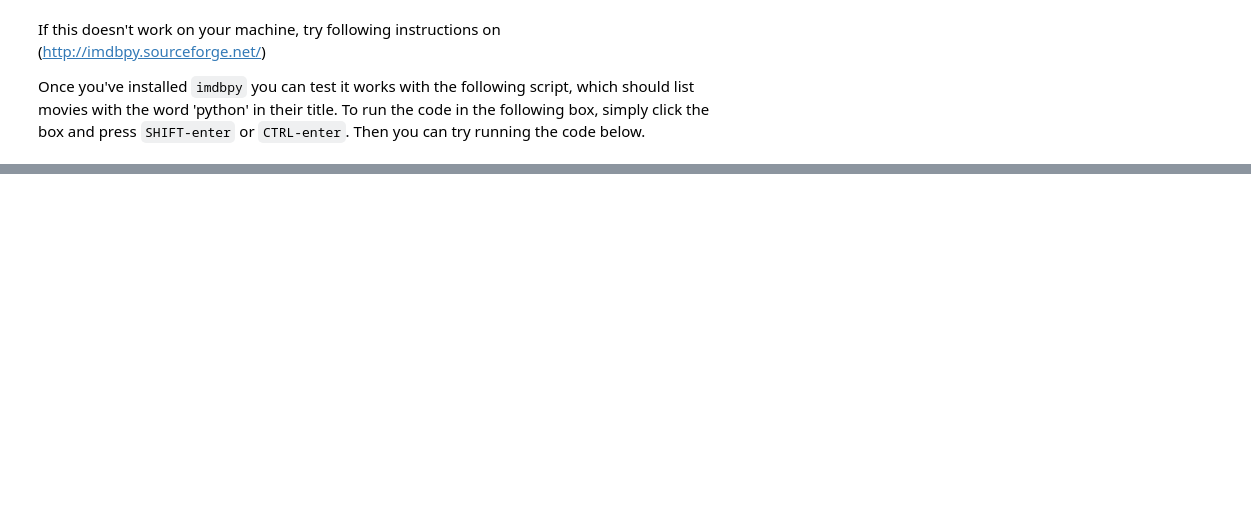
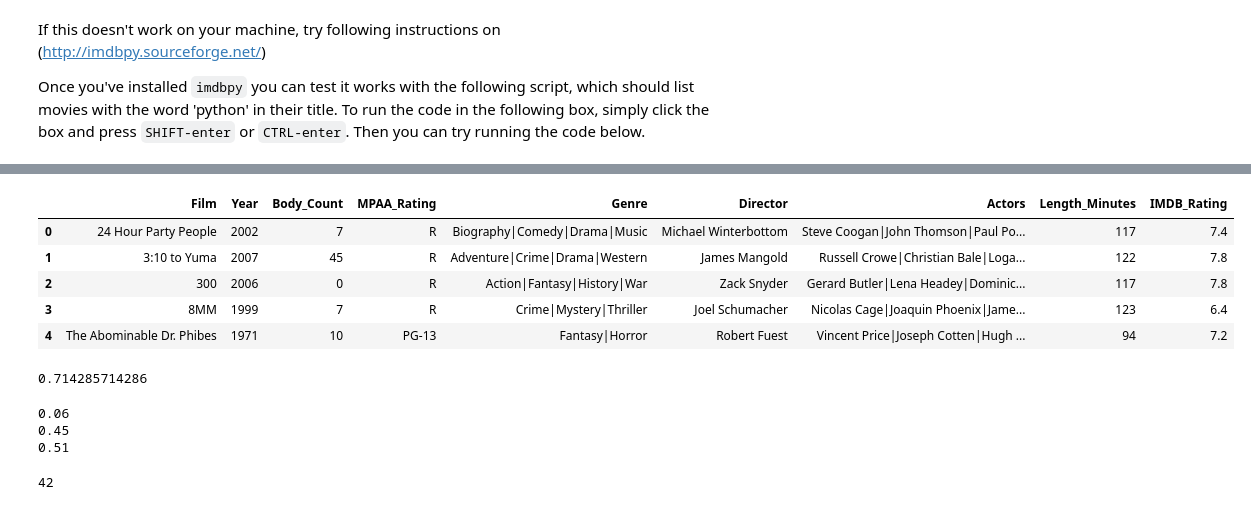
Before and after one commit to JBaguley/MLAI, a Jupyter notebook: Lab 1 - Probability and Introduction to Jupyter Notebooks.ipynb, the cells around one changed output, grey strips where cells are left out. Saved outputs shown, nothing was run; the diff lists cells and outputs as text; code cells hidden in the pictures; blank space fills up the shorter version.

```diff
--- a/Lab 1 - Probability and Introduction to Jupyter Notebooks.ipynb
+++ b/Lab 1 - Probability and Introduction to Jupyter Notebooks.ipynb
@@ -469,0 +510,68 @@ for movie in ia.search_movie('python'):
+# %%
+film_deaths.head()
+# %% [output]
+|  | Film | Year | Body_Count | MPAA_Rating | Genre | Director | Actors | Length_Minutes | IMDB_Rating |
+| 0 | 24 Hour Party People | 2002 | 7 | R | Biography|Comedy|Drama|Music | Michael Winterbottom | Steve Coogan|John Thomson|Paul Po... | 117 | 7.4 |
+| 1 | 3:10 to Yuma | 2007 | 45 | R | Adventure|Crime|Drama|Western | James Mangold | Russell Crowe|Christian Bale|Loga... | 122 | 7.8 |
+| 2 | 300 | 2006 | 0 | R | Action|Fantasy|History|War | Zack Snyder | Gerard Butler|Lena Headey|Dominic... | 117 | 7.8 |
+| 3 | 8MM | 1999 | 7 | R | Crime|Mystery|Thriller | Joel Schumacher | Nicolas Cage|Joaquin Phoenix|Jame... | 123 | 6.4 |
+| 4 | The Abominable Dr. Phibes | 1971 | 10 | PG-13 | Fantasy|Horror | Robert Fuest | Vincent Price|Joseph Cotten|Hugh ... | 94 | 7.2 |
+# %%
+def get_bools(data, cat, fun):
+    return fun(data[cat])
+
+def probability(data_list, cat_dict, given_dict = []):
+    given_bools = data_list.index >= 0
+    data = data_list
+    for column in given_dict:
+        given_bools &= get_bools(data_list, column[0], column[1])
+    data = data[given_bools]
+    given_number = given_bools.sum()
+
+    bools = [True]
+    for column in cat_dict:
+        bools &= get_bools(data, column[0], column[1])
+    bools_number = bools.sum()
+
+    return bools_number/given_number
+
+print(probability(film_deaths, [['IMDB_Rating', lambda x: x>7]], [["Body_Count", lambda x: x>40], ["Length_Minutes", lambda x: x>120]]))
+# %% [output]
+0.714285714286
+# %%
+def probability_specific(data_list, cat_dict, cat_fun, given_dict = [], given_fun = lambda *args: [args]):
+    data = data_list
+    sets_given = []
+    for column in given_dict:
+        sets_given.append(get_bools(data_list, column[0], column[1]))
+    given_bools = given_fun(*sets_given)
+    data = data[given_bools]
+    given_number = given_bools.sum()
+
+    sets = []
+    for column in cat_dict:
+        sets.append(get_bools(data, column[0], column[1]))
+
+    bools = cat_fun(*sets)
+    bools_number = bools.sum()
+
+    return bools_number/given_number
+
+print(probability(film_deaths, [['IMDB_Rating', lambda x: x<5]], [["Body_Count", lambda x: x>20], ["Year", lambda x: x>2001]]))
+print(probability(film_deaths, [['IMDB_Rating', lambda x: x>7]], [["Body_Count", lambda x: x>20], ["Year", lambda x: x>2001]]))
+print(probability_specific(film_deaths, [['IMDB_Rating', lambda x: x<5], ['IMDB_Rating', lambda x: x>7]], lambda x, y: x | y, [["Body_Count", lambda x: x>20], ["Year", lambda x: x>2001]], lambda x, y: x & y))
+# %% [output]
+0.06
+0.45
+0.51
+# %%
+def get_number(data_list, cat_dict):
+    bools = data_list.index >= 0
+    for column in cat_dict:
+        bools &= get_bools(data_list, column[0], column[1])
+    data = data_list[bools]
+    return data.shape[0]
+
+print(get_number(film_deaths, [['IMDB_Rating', lambda x: x>7], ["Year", lambda x: x>=2001], ["Year", lambda x: x<=2005]]))
+# %% [output]
+42
```
Also changed, not shown: parts of 7 cells of this notebook, 7 other files.
